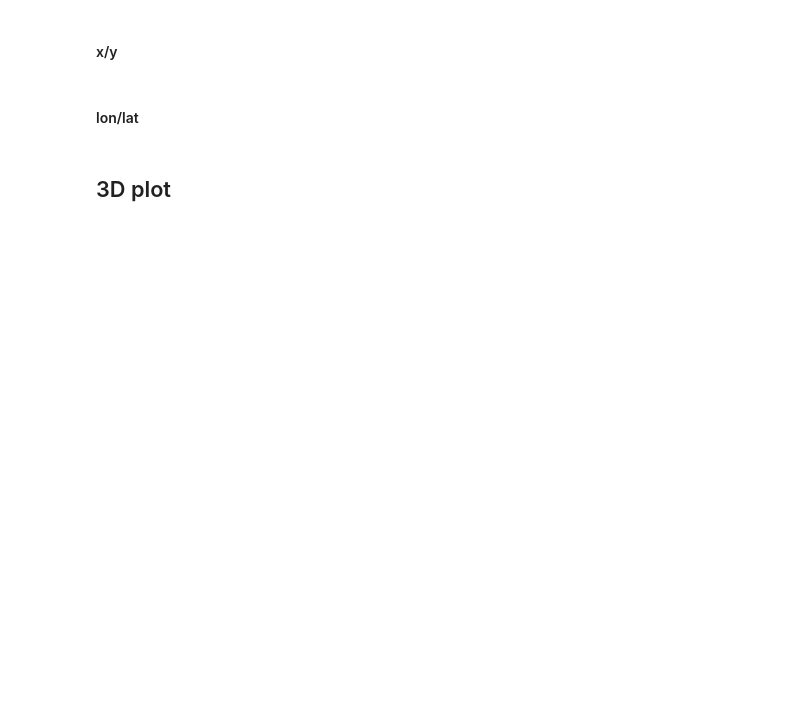
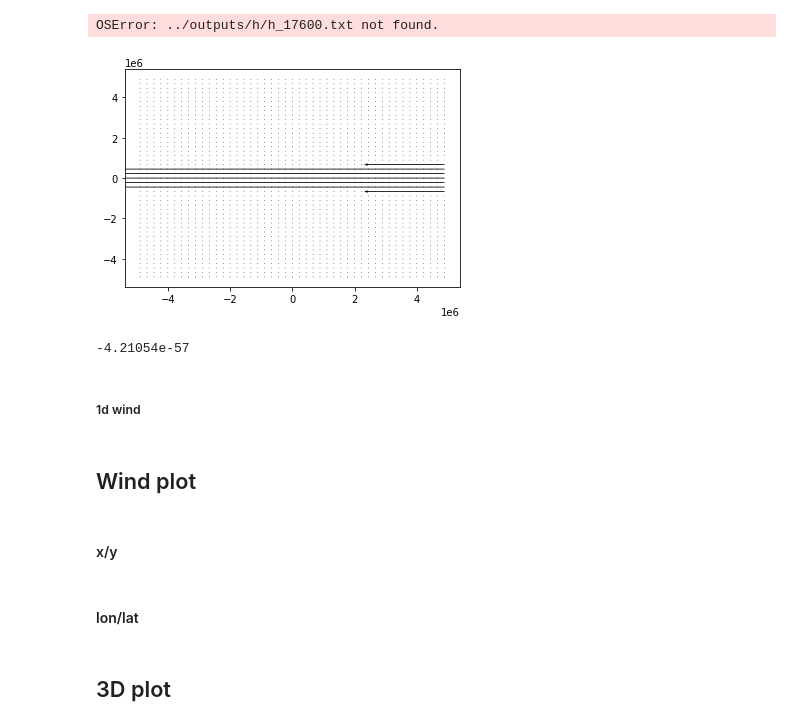
Before and after one commit to Aaron-Hsieh-0129/CSWM, a Jupyter notebook: src/plot.ipynb, the cells around one changed output. Cells and saved outputs as stored; diff of their text form; code cells hidden in the pictures; blank space fills up the shorter version.

```diff
--- a/src/plot.ipynb
+++ b/src/plot.ipynb
@@ -135,0 +169,73 @@ KeyboardInterrupt:
+# %%
+NX = 45
+NY = 45
+DT = 360.
+lon = np.loadtxt("../outputs/grid/lon.txt").reshape(6, NX, NY) * 180. / np.pi
+lat = np.loadtxt("../outputs/grid/lat.txt").reshape(6, NX, NY) * 180. / np.pi
+
+x = np.loadtxt("../outputs/grid/x.txt").reshape(6, NX, NY)
+y = np.loadtxt("../outputs/grid/y.txt").reshape(6, NX, NY)
+
+count = 0
+leap = 80
+h = np.zeros([6, NX, NY])
+for t in range(0, 6000, 10):
+    h = np.loadtxt(f"../outputs/h/h_{t*leap}.txt").reshape(6, NX, NY)
+    u = np.loadtxt(f"../outputs/u/u_{t*leap}.txt").reshape(6, NX, NY)
+    v = np.loadtxt(f"../outputs/v/v_{t*leap}.txt").reshape(6, NX, NY)
+
+    fig = plt.figure(figsize=(18,10))
+    ax5 = fig.add_subplot(3,4,2)
+    ax4 = fig.add_subplot(3,4,5)
+    ax1 = fig.add_subplot(3,4,6)
+    ax2 = fig.add_subplot(3,4,7)
+    ax3 = fig.add_subplot(3,4,8)
+    ax6 = fig.add_subplot(3,4,10)
+    ax5.set_title(f"t = {t * leap * DT / 60} min", fontsize=14)
+
+    ax1.contourf(x[0], y[0], h[0], levels=np.linspace(-1, 1, 9), extend='both')
+    ax2.contourf(x[1], y[1], h[1], levels=np.linspace(-1, 1, 9), extend='both')
+    ax3.contourf(x[2], y[2], h[2], levels=np.linspace(-1, 1, 9), extend='both')
+    ax4.contourf(x[3], y[3], h[3], levels=np.linspace(-1, 1, 9), extend='both')
+    ax5.contourf(x[4], y[4], h[4], levels=np.linspace(-1, 1, 9), extend='both')
+    ax6.contourf(x[5], y[5], h[5], levels=np.linspace(-1, 1, 9), extend='both')
+
+    # ax1.contourf(x[0], y[0], h[0], extend='both')
+    # ax2.contourf(x[1], y[1], h[1], extend='both')
+    # ax3.contourf(x[2], y[2], h[2], extend='both')
+    # ax4.contourf(x[3], y[3], h[3], extend='both')
+    # ax5.contourf(x[4], y[4], h[4], extend='both')
+    # ax6.contourf(x[5], y[5], h[5], extend='both')
+
+    ax1.quiver(x[0], y[0], u[0], v[0], angles='xy', units="width", scale=100)
+    ax2.quiver(x[1], y[1], u[1], v[1], angles='xy', units="width", scale=100)
+    ax3.quiver(x[2], y[2], u[2], v[2], angles='xy', units="width", scale=100)
+    ax4.quiver(x[3], y[3], u[3], v[3], angles='xy', units="width", scale=100)
+    ax5.quiver(x[4], y[4], u[4], v[4], angles='xy', units="width", scale=100)
+    ax6.quiver(x[5], y[5], u[5], v[5], angles='xy', units="width", scale=100)
+
+    ax1.quiverkey(Q, 0.7, 0.9, 0.5, r'$0.5 \frac{m}{s}$', labelpos='E', coordinates='figure')
+    ax2.quiverkey(Q, 0.7, 0.9, 0.5, r'$0.5 \frac{m}{s}$', labelpos='E', coordinates='figure')
+    ax3.quiverkey(Q, 0.7, 0.9, 0.5, r'$0.5 \frac{m}{s}$', labelpos='E', coordinates='figure')
+    ax4.quiverkey(Q, 0.7, 0.9, 0.5, r'$0.5 \frac{m}{s}$', labelpos='E', coordinates='figure')
+    ax5.quiverkey(Q, 0.7, 0.9, 0.5, r'$0.5 \frac{m}{s}$', labelpos='E', coordinates='figure')
+    ax6.quiverkey(Q, 0.7, 0.9, 0.5, r'$0.5 \frac{m}{s}$', labelpos='E', coordinates='figure')
+
+    plt.savefig(f"../graphs/h/curvilinear/{count}.png", dpi=150)
+    plt.close()
+    count += 1
+# %% [output]
+OSError: ../outputs/h/h_17600.txt not found.
+# %%
+t = 10
+h = np.loadtxt(f"../outputs/h/h_{t*10}.txt").reshape(6, NX, NY)
+u = np.loadtxt(f"../outputs/u/u_{10*t}.txt").reshape(6, NX, NY)
+v = np.loadtxt(f"../outputs/v/v_{10*t}.txt").reshape(6, NX, NY)
+plt.quiver(x[3], y[3], u[3], v[3])
+plt.show()
+print(np.min(u[3]))
+# %% [output]
+[figure, added]
+-4.21054e-57
+# %% [markdown]
+##### 1d wind
@@ -136,3 +293,5 @@ KeyboardInterrupt:
+# %% [markdown]
+## Wind plot
 # %% [markdown]
 #### x/y
 # %%
```
Also changed, not shown: parts of 14 cells of this notebook, 8 other files.
